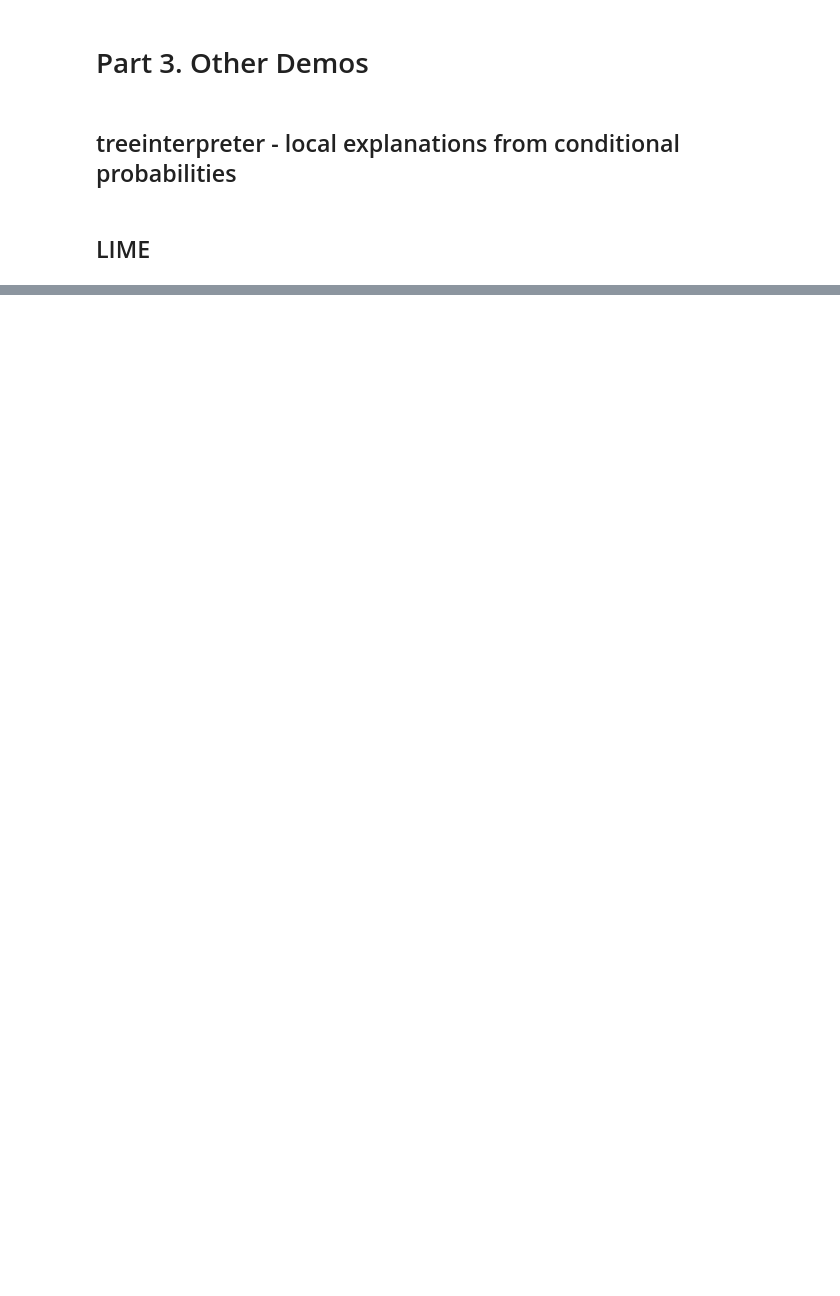
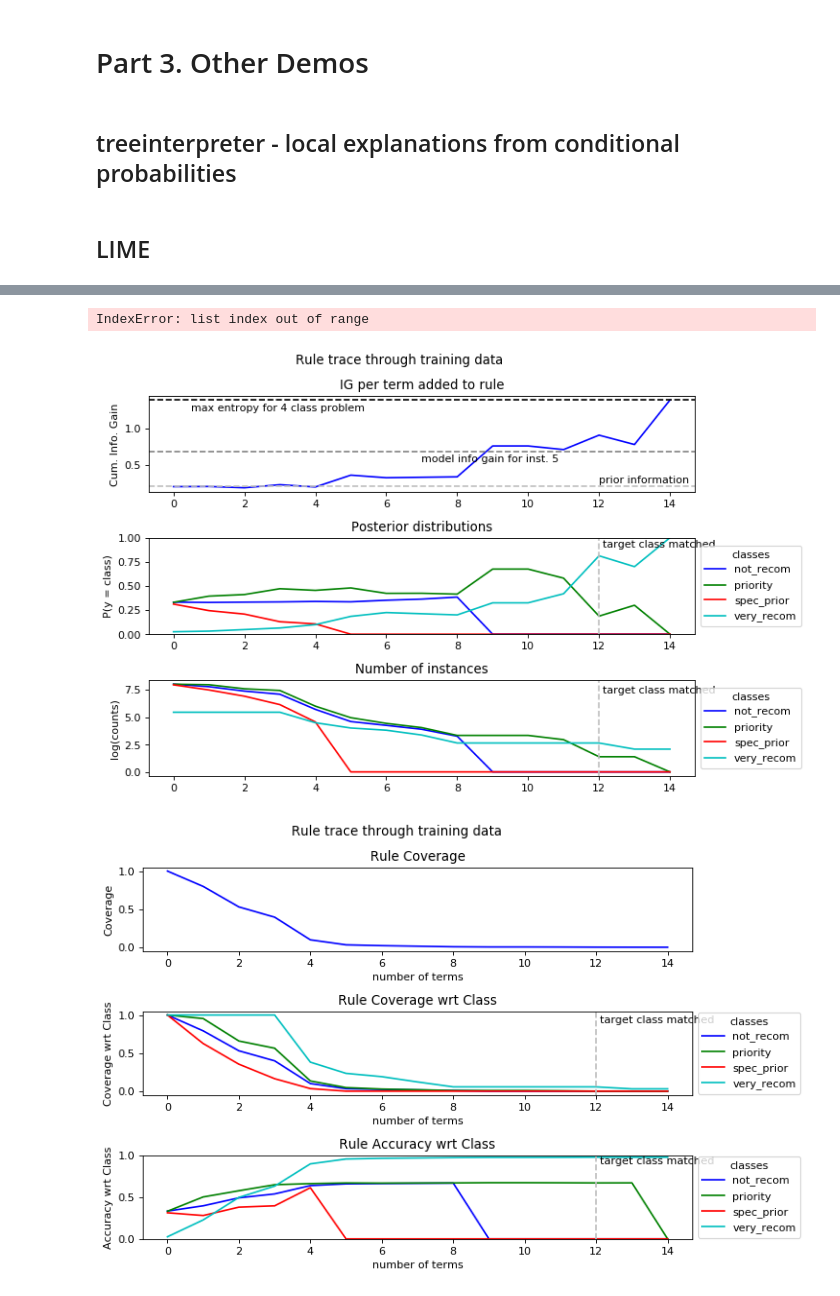
Before and after one commit to julianhatwell/interpret_basics2, a Jupyter notebook: Explanations of nursery data set.ipynb, the cells around one changed output, grey strips where cells are left out. Saved outputs shown, nothing was run; the diff lists cells and outputs as text; code cells hidden in the pictures; blank space fills up the shorter version.

```diff
--- a/Explanations of nursery data set.ipynb
+++ b/Explanations of nursery data set.ipynb
@@ -501,7 +631,7 @@ np.where(lr == min(abs(lr)))[0][0]
 ra = rule_accumulator(vars_dict=vars_dict, onehot_dict = onehot_dict, rule_list=sorted_fp)
 
 # run the profile
-ra, model_votes = profile_covprecis(instance=instance, target_class=3
+ra, model_votes = profile_instance(instance=instance
                                      , fp_object = nfp
                                      , rule_acc = ra
                                      , training_data = encoder.transform(training_data)
@@ -509,3 +639,5 @@ ra, model_votes = profile_covprecis(instance=instance, target_class=3
                                      , features = onehot_features
                                      , class_names = class_names
                                      , stopping_param = 0.8)
+# %% [output]
+IndexError: list index out of range
@@ -513,0 +644,25 @@ onehot_features
+# %%
+# training data - could be a representative sample if original tr is too large or unavailable
+training_data = X_train
+training_labels = y_train
+
+# MAJORITY
+# generate a set of paths, sorting can be tuned
+sorted_fp = get_sorted_fp(get_paths(nfp, instance, by_tree = False
+                                    , which_trees='majority'),
+                                 support = 0.2, alpha = 0.0)
+# create the rule accumulator
+ra = rule_accumulator(vars_dict=vars_dict, onehot_dict = onehot_dict, rule_list=sorted_fp)
+
+# run the profile
+ra, model_votes = profile_instance(instance=instance
+                                     , fp_object = nfp
+                                     , rule_acc = ra
+                                     , training_data = encoder.transform(training_data)
+                                     , training_labels = training_labels
+                                     , features = onehot_features
+                                     , class_names = class_names
+                                     , stopping_param = 0.8)
+# %% [output]
+[figure, added]
+[figure, added]
```
Also changed, not shown: parts of 29 cells of this notebook, 6 other files.
